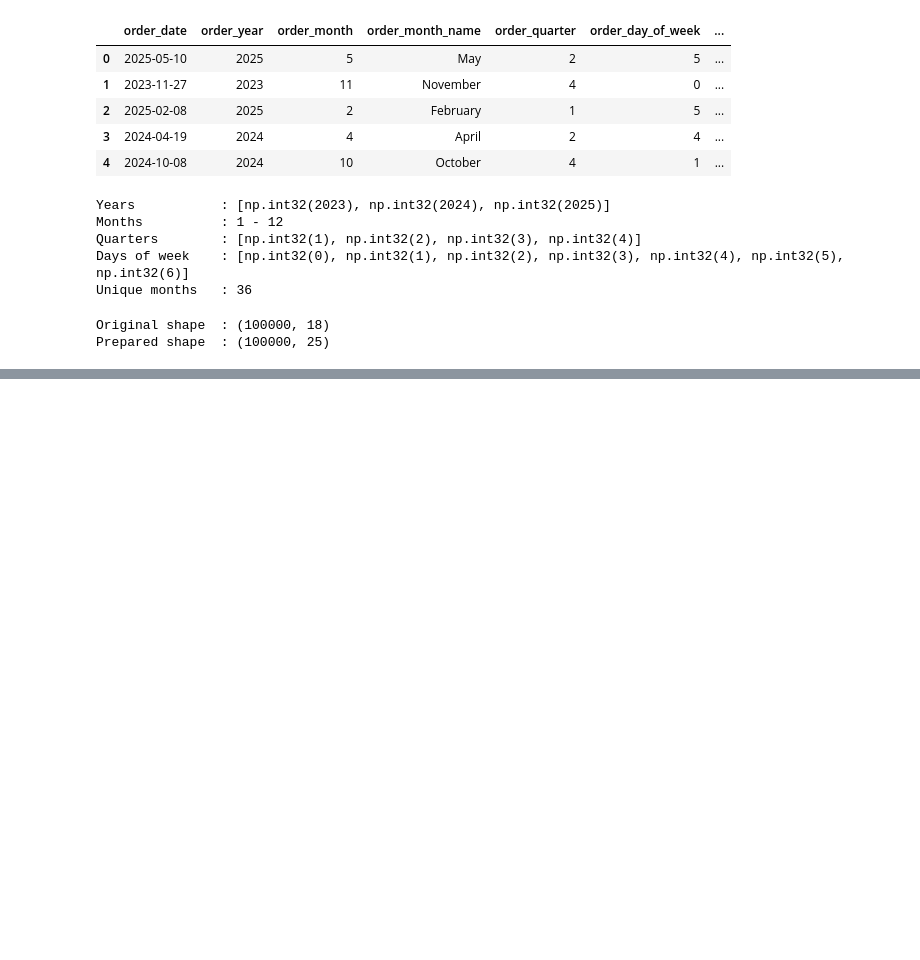
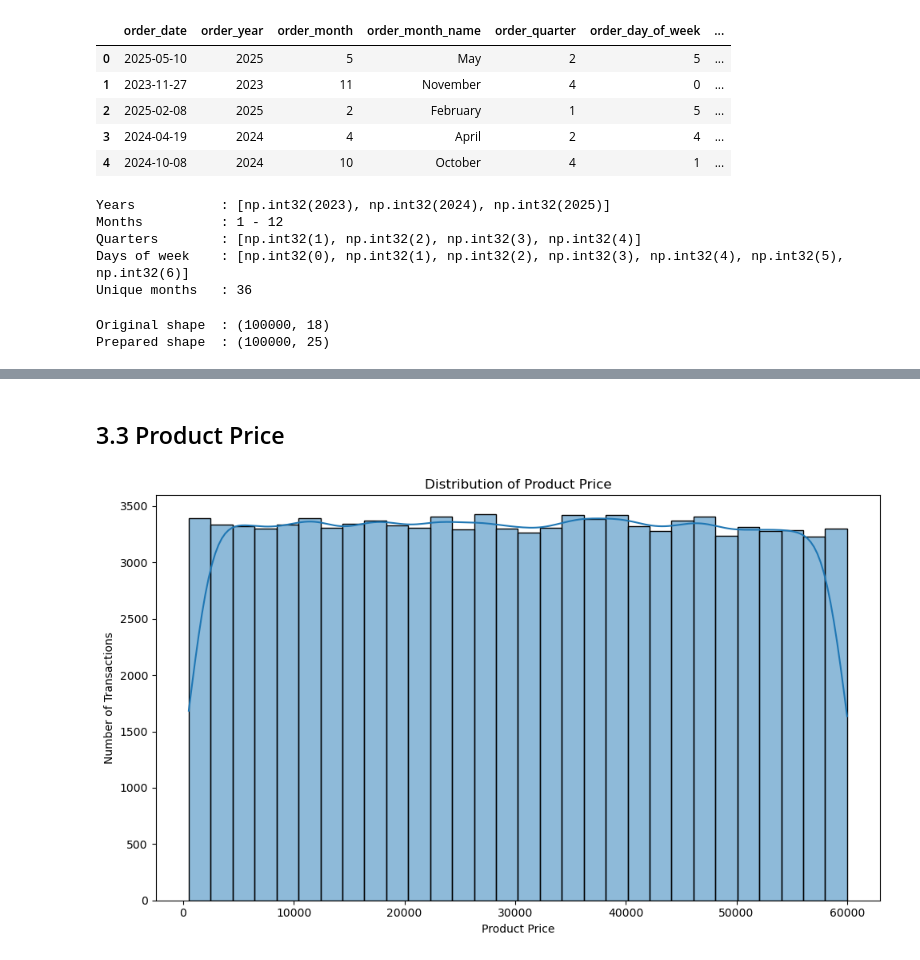
Before and after one commit to Bhav-creator452/NextHikesProject3-advanced-eda-retail-analysis, a Jupyter notebook: Advanced_EDA_Retail_Analysis.ipynb, the cells around one changed output, grey strips where cells are left out. Saved outputs shown, nothing was run; the diff lists cells and outputs as text; code cells hidden in the pictures; blank space fills up the shorter version.

```diff
--- a/Advanced_EDA_Retail_Analysis.ipynb
+++ b/Advanced_EDA_Retail_Analysis.ipynb
@@ -673,0 +769,19 @@ multivariate exploratory analysis.
+# %% [markdown]
+## 3.3 Product Price
+# %%
+plt.figure(figsize=(10, 6))
+
+sns.histplot(
+    data=df_eda,
+    x='product_price',
+    bins=30,
+    kde=True
+)
+
+plt.title('Distribution of Product Price')
+plt.xlabel('Product Price')
+plt.ylabel('Number of Transactions')
+plt.tight_layout()
+plt.show()
+# %% [output]
+[figure, added]
```
Also changed, not shown: parts of 31 cells of this notebook.
